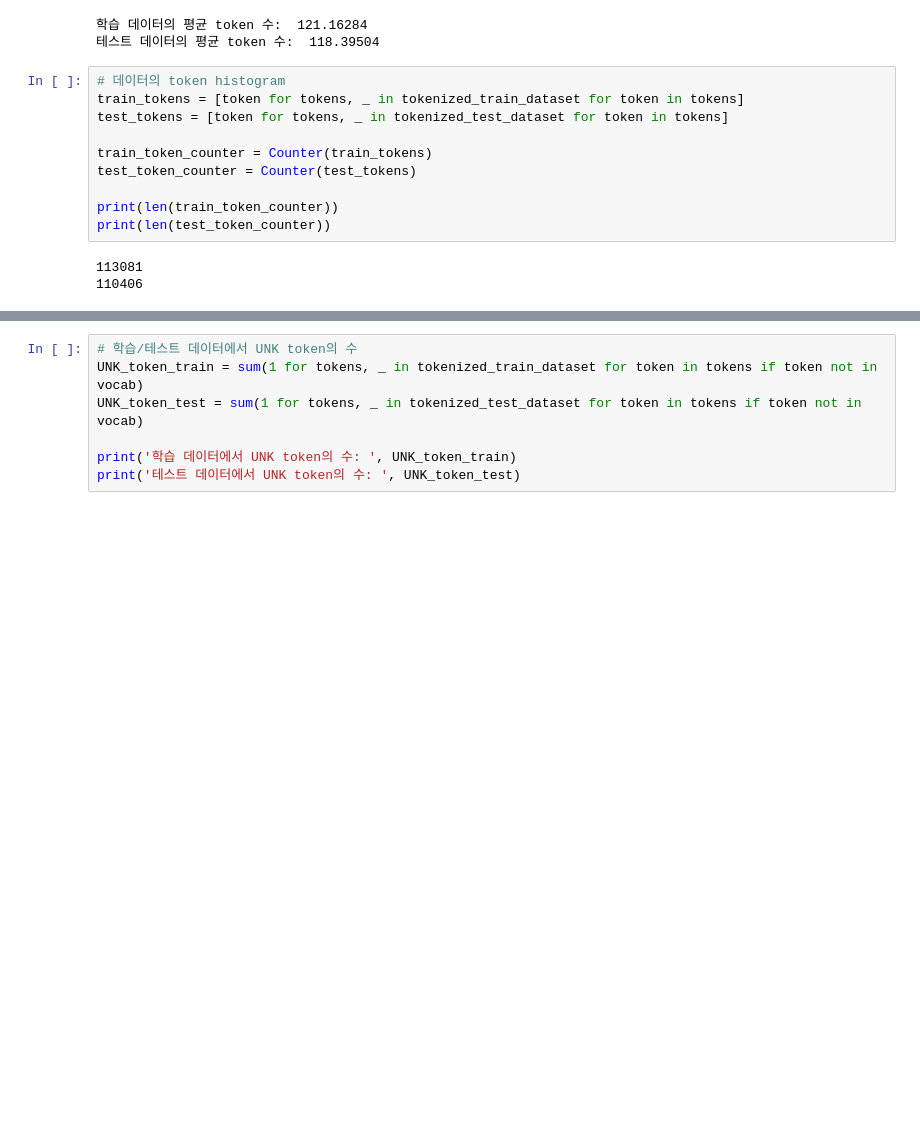
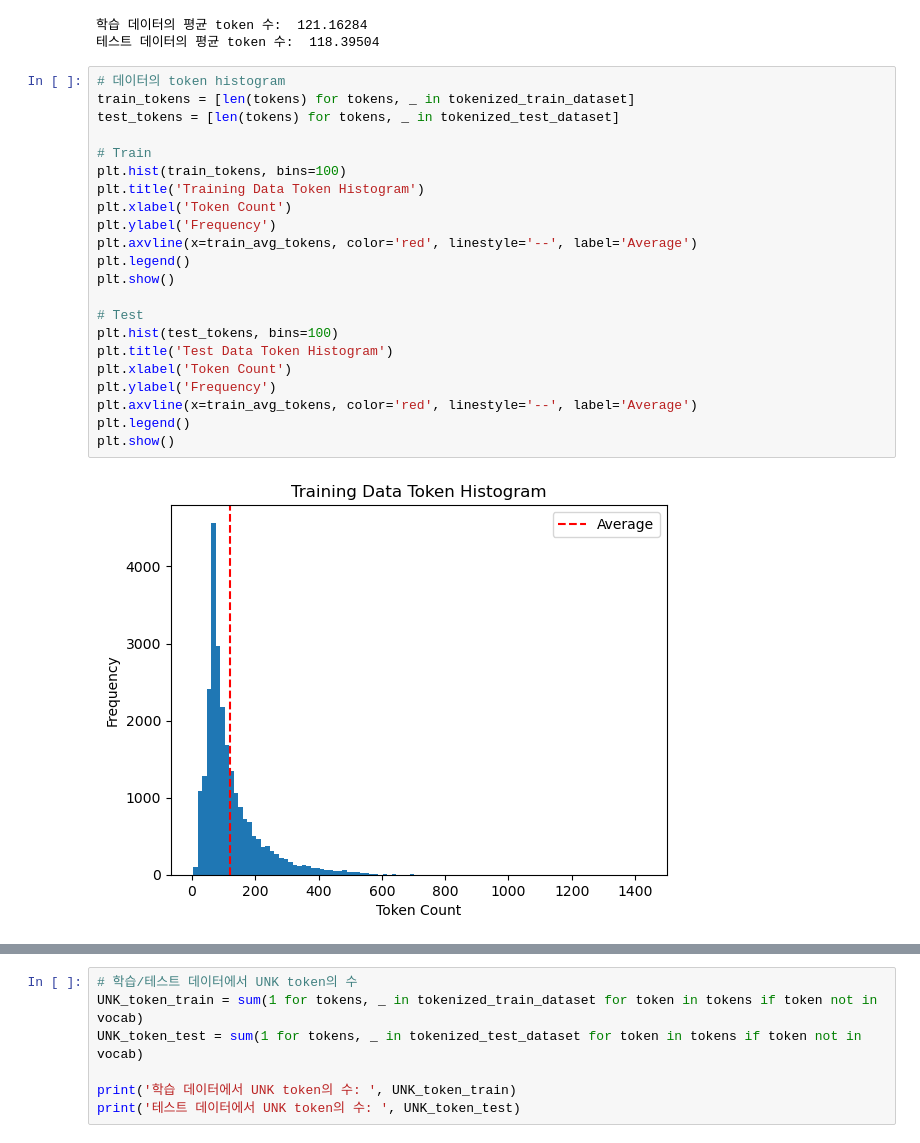
Before and after one commit to BBOXEEEE/CSE541-NLP, a Jupyter notebook: Homework/HW02/2019136056_박세현_HW_02.ipynb, the cells around one changed output, grey strips where cells are left out. Drawn from its saved outputs; the diff is of its cells as text; blank space fills up the shorter version.

```diff
--- a/Homework/HW02/2019136056_박세현_HW_02.ipynb
+++ b/Homework/HW02/2019136056_박세현_HW_02.ipynb
@@ -240,16 +211,27 @@ print('테스트 데이터의 평균 token 수: ', test_avg_tokens)
 # %% [output]
 학습 데이터의 평균 token 수:  121.16284
 테스트 데이터의 평균 token 수:  118.39504
-# %%
-# 데이터의 token histogram
-train_tokens = [token for tokens, _ in tokenized_train_dataset for token in tokens]
-test_tokens = [token for tokens, _ in tokenized_test_dataset for token in tokens]
-
-train_token_counter = Counter(train_tokens)
-test_token_counter = Counter(test_tokens)
-
-print(len(train_token_counter))
-print(len(test_token_counter))
-# %% [output]
-113081
-110406
+# %%
+# 데이터의 token histogram
+train_tokens = [len(tokens) for tokens, _ in tokenized_train_dataset]
+test_tokens = [len(tokens) for tokens, _ in tokenized_test_dataset]
+
+# Train
+plt.hist(train_tokens, bins=100)
+plt.title('Training Data Token Histogram')
+plt.xlabel('Token Count')
+plt.ylabel('Frequency')
+plt.axvline(x=train_avg_tokens, color='red', linestyle='--', label='Average')
+plt.legend()
+plt.show()
+
+# Test
+plt.hist(test_tokens, bins=100)
+plt.title('Test Data Token Histogram')
+plt.xlabel('Token Count')
+plt.ylabel('Frequency')
+plt.axvline(x=train_avg_tokens, color='red', linestyle='--', label='Average')
+plt.legend()
+plt.show()
+# %% [output]
+[figure, added]
```
Also changed, not shown: parts of 13 cells of this notebook.
